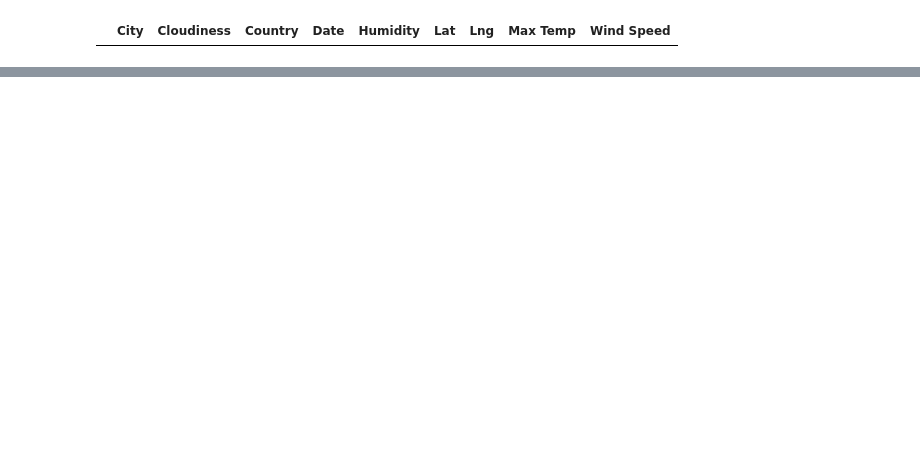
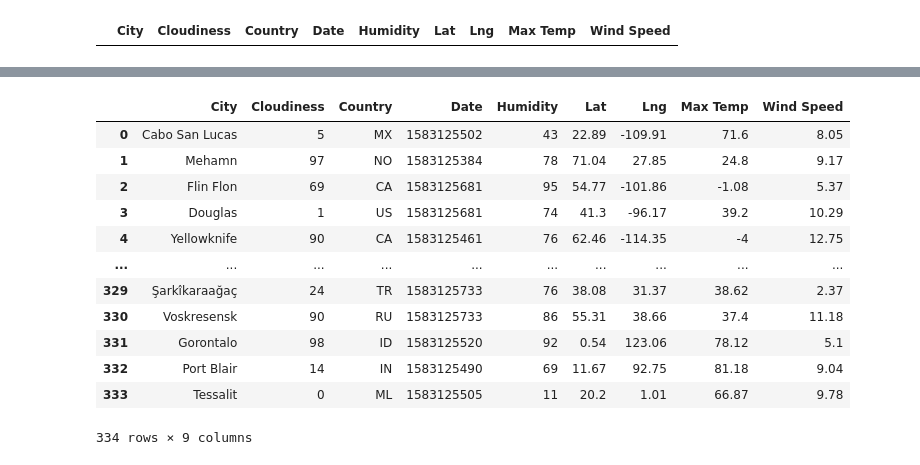
Before and after one commit to KotR9001/python-api-challenge, a Jupyter notebook: WeatherPy.ipynb, the cells around one changed output, grey strips where cells are left out. Drawn from its saved outputs; the diff is of its cells as text; code cells hidden in the pictures; blank space fills up the shorter version.

Commit message:
Make changes to files and add hemisphere scatter plots.

```diff
--- a/WeatherPy.ipynb
+++ b/WeatherPy.ipynb
@@ -239,0 +236,24 @@ There does not appear to be a correlation between the wind speed and latitude of
+# %%
+#Create DataFrames for Northern & Southern Hemispheres
+north_df = weather_output_df.loc[weather_output_df['Lat']>=0]
+north_df = north_df.reset_index(drop=True)
+
+south_df = weather_output_df.loc[weather_output_df['Lat']<0]
+south_df = south_df.reset_index(drop=True)
+
+#Print the Northern Hemisphere DataFrame
+north_df
+# %% [output]
+|  | City | Cloudiness | Country | Date | Humidity | Lat | Lng | Max Temp | Wind Speed |
+| 0 | Cabo San Lucas | 5 | MX | 1583125502 | 43 | 22.89 | -109.91 | 71.6 | 8.05 |
+| 1 | Mehamn | 97 | NO | 1583125384 | 78 | 71.04 | 27.85 | 24.8 | 9.17 |
+| 2 | Flin Flon | 69 | CA | 1583125681 | 95 | 54.77 | -101.86 | -1.08 | 5.37 |
+| 3 | Douglas | 1 | US | 1583125681 | 74 | 41.3 | -96.17 | 39.2 | 10.29 |
+| 4 | Yellowknife | 90 | CA | 1583125461 | 76 | 62.46 | -114.35 | -4 | 12.75 |
+| ... | ... | ... | ... | ... | ... | ... | ... | ... | ... |
+| 329 | Şarkîkaraağaç | 24 | TR | 1583125733 | 76 | 38.08 | 31.37 | 38.62 | 2.37 |
+| 330 | Voskresensk | 90 | RU | 1583125733 | 86 | 55.31 | 38.66 | 37.4 | 11.18 |
+| 331 | Gorontalo | 98 | ID | 1583125520 | 92 | 0.54 | 123.06 | 78.12 | 5.1 |
+| 332 | Port Blair | 14 | IN | 1583125490 | 69 | 11.67 | 92.75 | 81.18 | 9.04 |
+| 333 | Tessalit | 0 | ML | 1583125505 | 11 | 20.2 | 1.01 | 66.87 | 9.78 |
+334 rows × 9 columns
```
Also changed, not shown: parts of 12 cells of this notebook, 13 other files.
